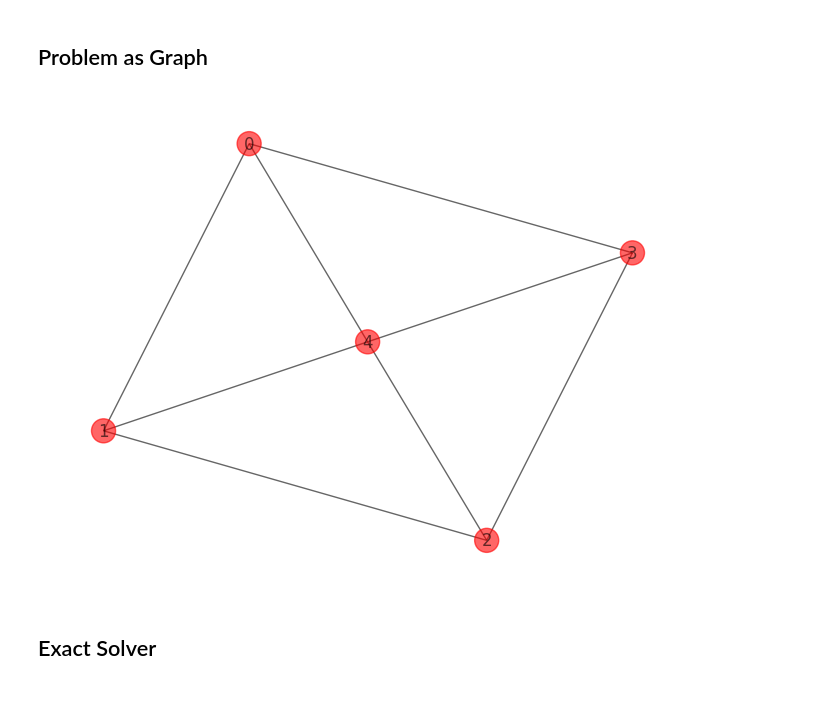
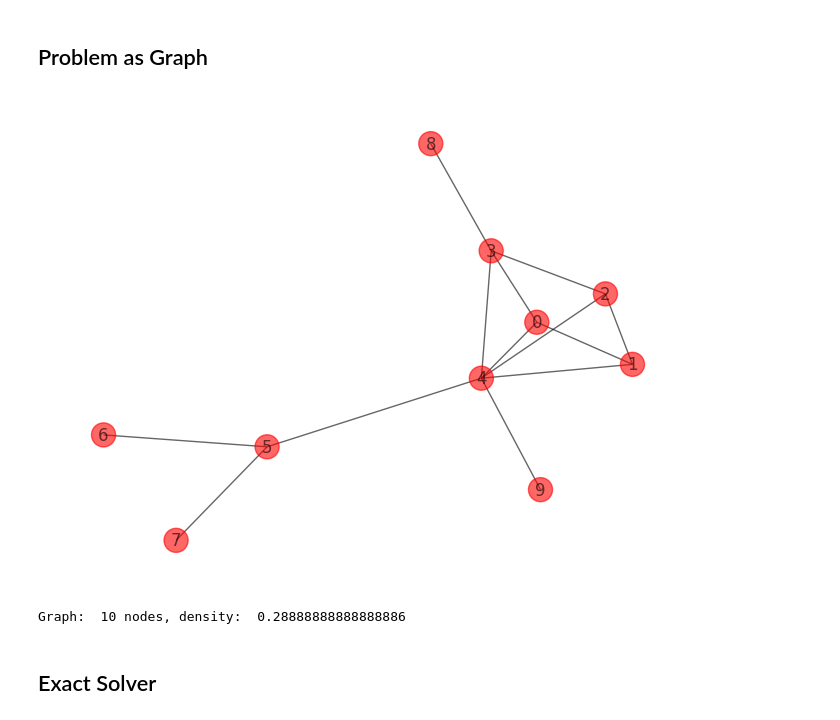
Before and after one commit to thesofty/dive_into_quantum_annealing, a Jupyter notebook: max-cut.ipynb, the cells around one changed output. Drawn from its saved outputs; the diff is of its cells as text; code cells hidden in the pictures.

Commit message:
Max-cut measurement tests - different graph sizes.

```diff
--- a/max-cut.ipynb
+++ b/max-cut.ipynb
@@ -22,19 +22,27 @@ def cut_size(G,cut):
 # %% [markdown]
 ## Problem as Graph
 # %%
-G = nx.Graph()
-G.add_nodes_from([0,1,2,3,4])
-G.add_edges_from([(0,1),(1,2),(2,3),(3,0),(0,4),(2,4),(3,4),(1,4)])
+# fixed graph
+#G = nx.Graph()
+#G.add_nodes_from([0,1,2,3,4])
+#G.add_edges_from([(0,1),(1,2),(2,3),(3,0),(0,4),(2,4),(3,4),(1,4)])
+
+# loaded sample graph
+G = nx.read_edgelist('sample_graphs/10-nodes-sample.dat',nodetype=int)
 
 #n = 4
 #p = 0.3
 #H = nx.gnp_random_graph(n, p)
 pos = nx.spring_layout(G)
 
 #nx.draw(G,with_labels=True,alpha=0.6,node_size=300,pos=pos)
 draw_graph(G,{},pos)
 # %% [output]
-[figure, old version]
+[figure, new version]
+# %%
+print('Graph: ',len(G.nodes()), 'nodes, density: ',nx.density(G))
+# %% [output]
+Graph:  10 nodes, density:  0.28888888888888886
 # %% [markdown]
 ## Exact Solver
 # %%
```
Also changed, not shown: parts of 7 cells of this notebook, 33 other files.
